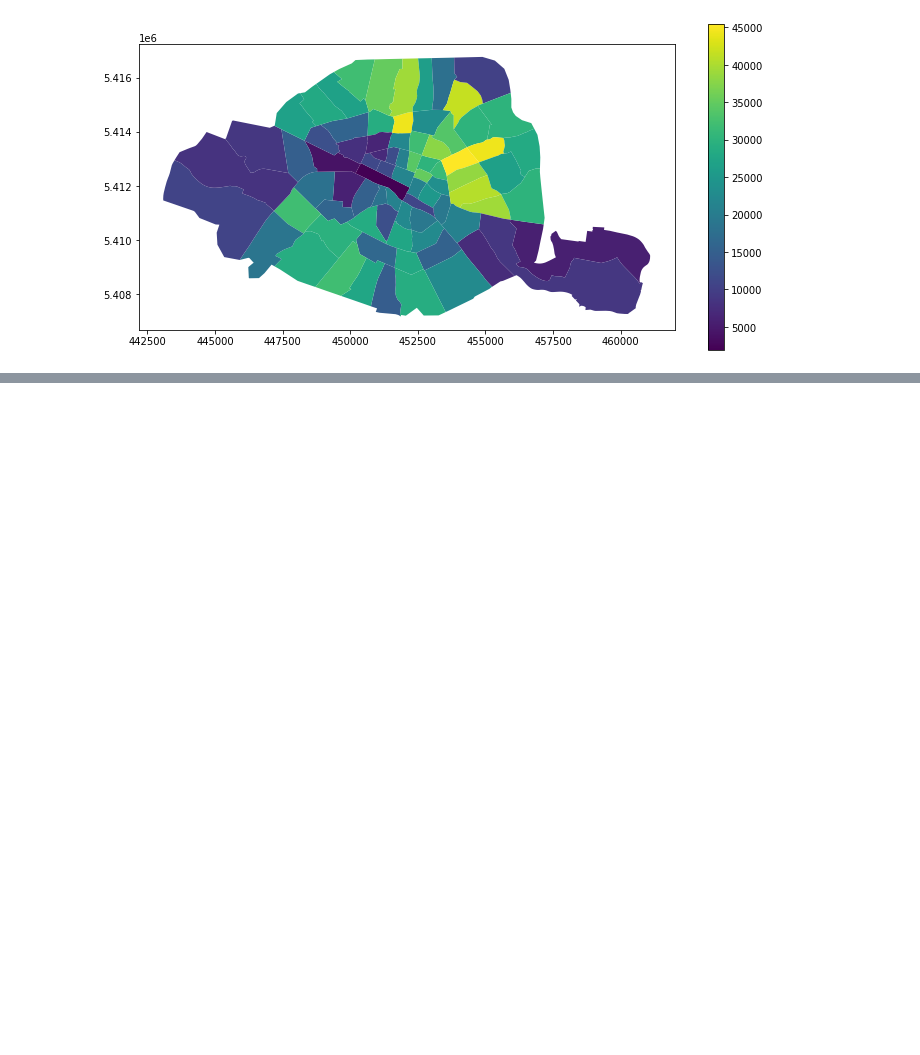
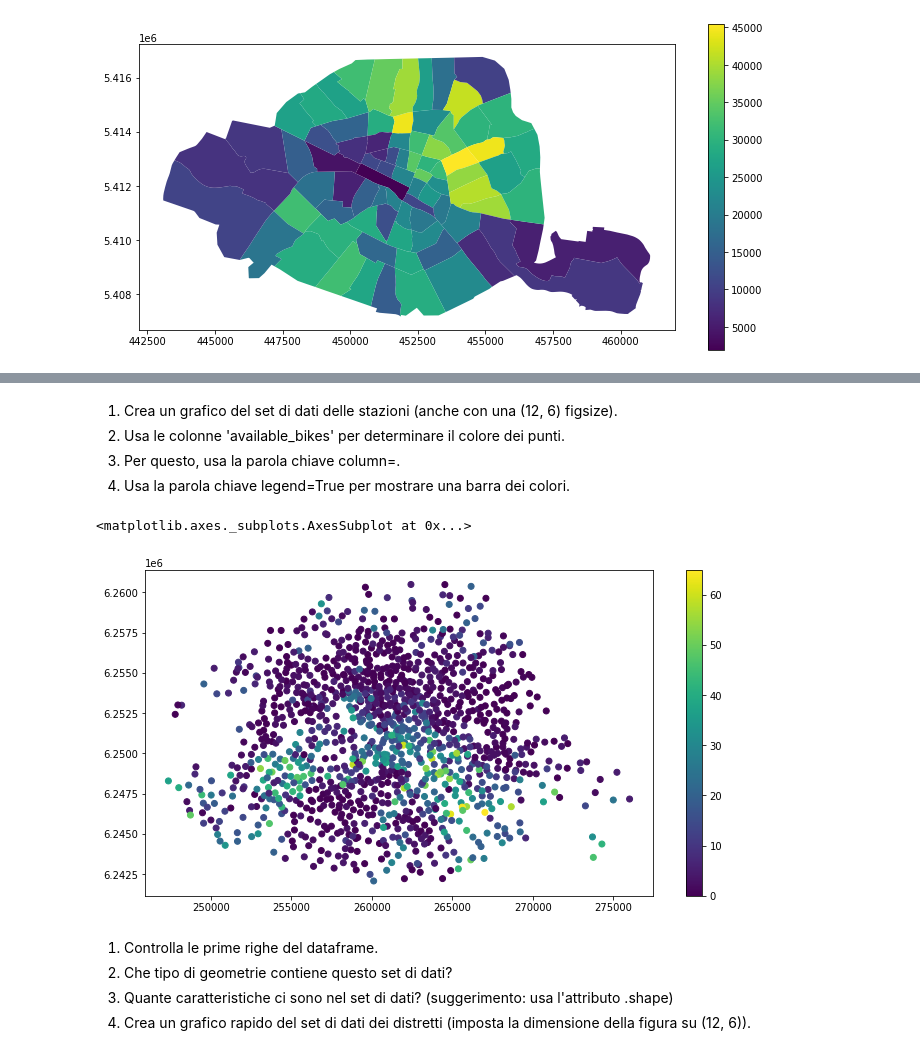
Before and after one commit to GeremiccaAndrea/GeoPandas, a Jupyter notebook: GeoPandas.ipynb, the cells around one changed output, grey strips where cells are left out. Saved outputs shown, nothing was run; the diff lists cells and outputs as text; code cells hidden in the pictures; blank space fills up the shorter version.

```diff
--- a/GeoPandas.ipynb
+++ b/GeoPandas.ipynb
@@ -239,4 +285,4 @@ districts.plot(column='population_density', figsize=(12, 6), legend=True)
 # %%
-stations = geopandas.read_file('https://github.com/jorisvandenbossche/geopandas-tutorial/blob/main/data/paris_bike_stations_mercator.gpkg?raw=true')
-stations
+# 1
+stazioni = geopandas.read_file("https://github.com/jorisvandenbossche/geopandas-tutorial/blob/main/data/paris_bike_stations_mercator.gpkg?raw=true")
 # %% [output]
@@ -260,0 +358,15 @@ geopandas.geodataframe.GeoDataFrame
+# %% [markdown]
+1. Crea un grafico del set di dati delle stazioni (anche con una (12, 6) figsize).
+2. Usa le colonne 'available_bikes' per determinare il colore dei punti.
+3. Per questo, usa la parola chiave column=.
+4. Usa la parola chiave legend=True per mostrare una barra dei colori.
+# %%
+stations.plot(figsize=(12, 6), column='available_bikes', legend=True)
+# %% [output]
+<matplotlib.axes._subplots.AxesSubplot at 0x...>
+[figure, added]
+# %% [markdown]
+1. Controlla le prime righe del dataframe.
+2. Che tipo di geometrie contiene questo set di dati?
+3. Quante caratteristiche ci sono nel set di dati? (suggerimento: usa l'attributo .shape)
+4. Crea un grafico rapido del set di dati dei distretti (imposta la dimensione della figura su (12, 6)).
```
Also changed, not shown: parts of 36 cells of this notebook.
